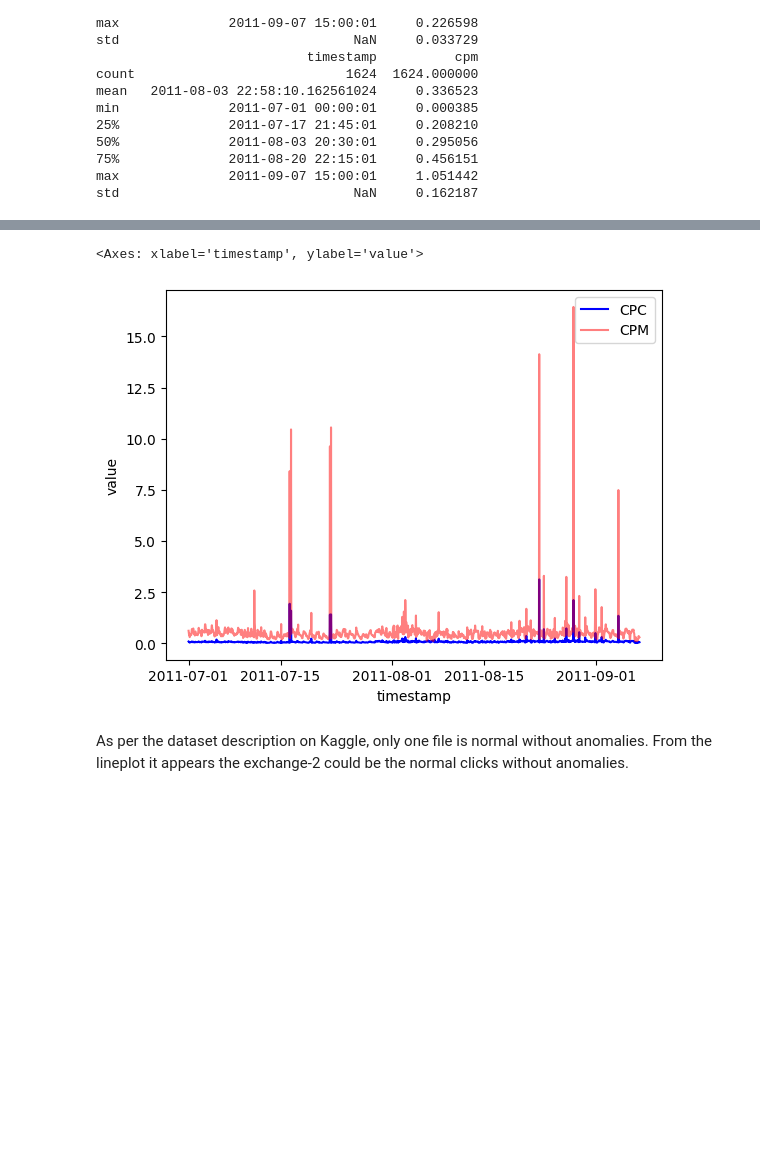
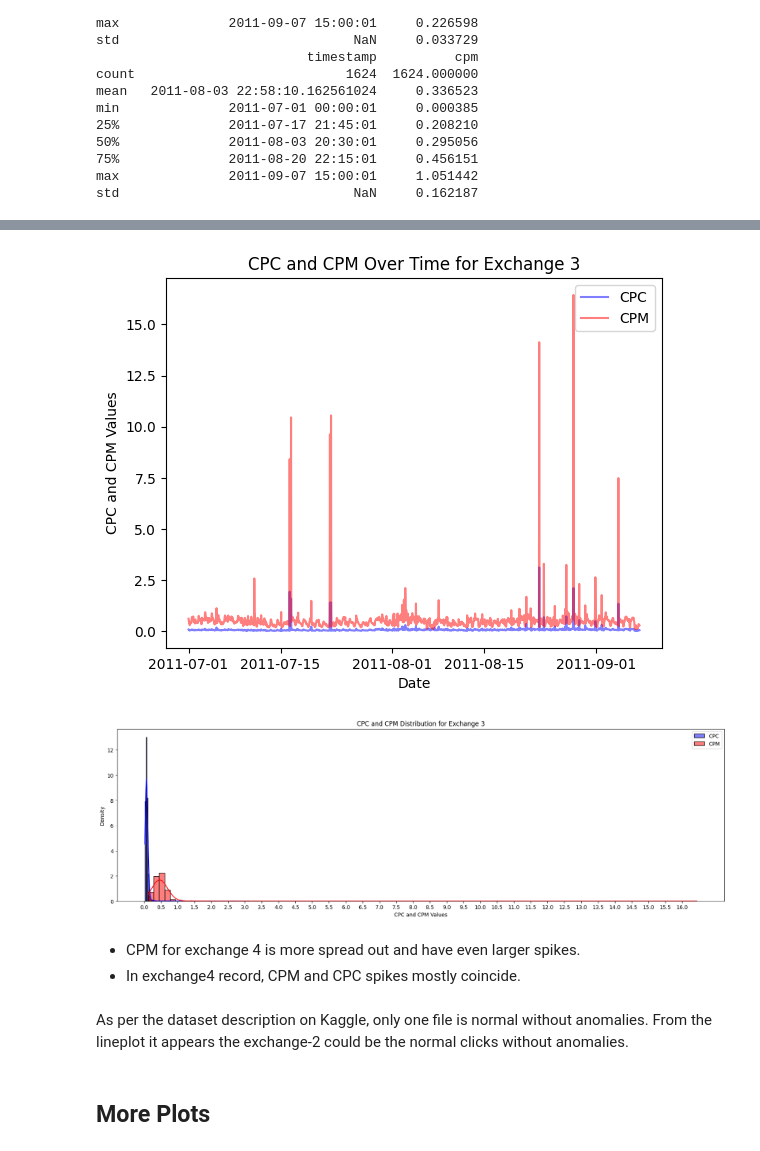
Before and after one commit to shashankgarewal/iitg-cse, a Jupyter notebook: anomaly-detection-markov/Notebooks/explore-AdExchange.ipynb, the cells around one changed output, grey strips where cells are left out. Drawn from its saved outputs; the diff is of its cells as text; code cells hidden in the pictures; blank space fills up the shorter version.

```diff
--- a/anomaly-detection-markov/Notebooks/explore-AdExchange.ipynb
+++ b/anomaly-detection-markov/Notebooks/explore-AdExchange.ipynb
@@ -78,0 +116,16 @@ df_cpm['timestamp'] = pd.to_datetime(df_cpm['timestamp'])
+# %%
+def df_merge(path_a, path_b):
+    #read the dataframes
+    dfa = pd.read_csv(path_a)
+    dfb = pd.read_csv(path_b)
+
+    #convert timestamp to datetime
+    dfa['timestamp'] = pd.to_datetime(dfa['timestamp'])
+    dfb['timestamp'] = pd.to_datetime(dfb['timestamp'])
+
+    #rename columns and merge
+    dfa = dfa.rename(columns={'value': 'cpc'})
+    dfb = dfb.rename(columns={'value': 'cpm'})
+    df = pd.merge(dfa, dfb, on='timestamp', how='outer')
+
+    return df
@@ -84,0 +171,5 @@ sns.lineplot(x='timestamp', y='value', data=df_cpm, color='red', label='CPM', al
+# %%
+path1 = r'..\Dataset\realAdExchange\exchange-4_cpc_results.csv'
+path2 = r'..\Dataset\realAdExchange\exchange-4_cpm_results.csv'
+df4 = df_merge(path1, path2)
+df4.describe()
@@ -85,13 +186,27 @@ sns.lineplot(x='timestamp', y='value', data=df_cpm, color='red', label='CPM', al
+# %%
+sns.lineplot(x='timestamp', y='cpc', data=df4, color='blue', label='CPC', alpha=0.5)
+sns.lineplot(x='timestamp', y='cpm', data=df4, color='red', label='CPM', alpha=0.5)
+plt.xlabel('Date')
+plt.ylabel('CPC and CPM Values')
+plt.title('CPC and CPM Over Time for Exchange 3')
+plt.legend();
+# %% [output]
+[figure, added]
 # %%
-df_cpc = pd.read_csv(r'..\Dataset\realAdExchange\exchange-4_cpc_results.csv')
-df_cpm = pd.read_csv(r'..\Dataset\realAdExchange\exchange-4_cpm_results.csv')
-df_cpc['timestamp'] = pd.to_datetime(df_cpc['timestamp'])
-df_cpm['timestamp'] = pd.to_datetime(df_cpm['timestamp'])
-
-sns.lineplot(x='timestamp', y='value', data=df_cpc, color='blue', label='CPC')
-sns.lineplot(x='timestamp', y='value', data=df_cpm, color='red', label='CPM', alpha=0.5)
+plt.figure(figsize=(21, 6))
+sns.histplot(data=df4, x='cpc', color='blue', label='CPC', kde=True, stat='density', bins=100)
+sns.histplot(data=df4, x='cpm', color='red', label='CPM', kde=True, stat='density', bins=100)
+plt.xlabel('CPC and CPM Values')
+plt.ylabel('Density')
+plt.xticks(np.arange(0, df4['cpm'].max(), 0.5))
+plt.title('CPC and CPM Distribution for Exchange 3')
+plt.legend();
 # %% [output]
-<Axes: xlabel='timestamp', ylabel='value'>
-[figure, old version]
+[figure, new version]
+# %% [markdown]
++ CPM for exchange 4 is more spread out and have even larger spikes.
++ In exchange4 record, CPM and CPC spikes mostly coincide.
 # %% [markdown]
 As per the dataset description on Kaggle, only one file is normal without anomalies. From the lineplot it appears the exchange-2 could be the normal clicks without anomalies.
+# %% [markdown]
+## More Plots
```
Also changed, not shown: parts of 28 cells of this notebook, 2 other files.
